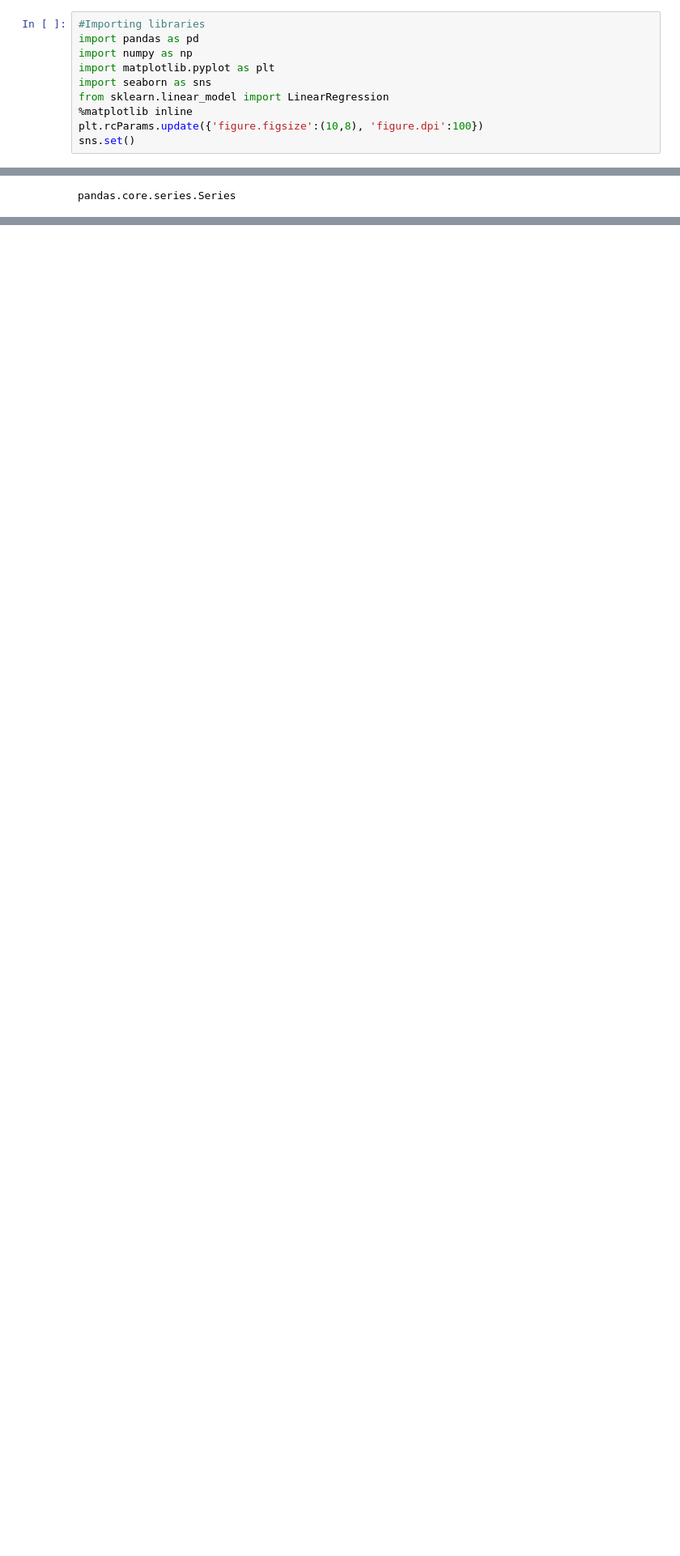
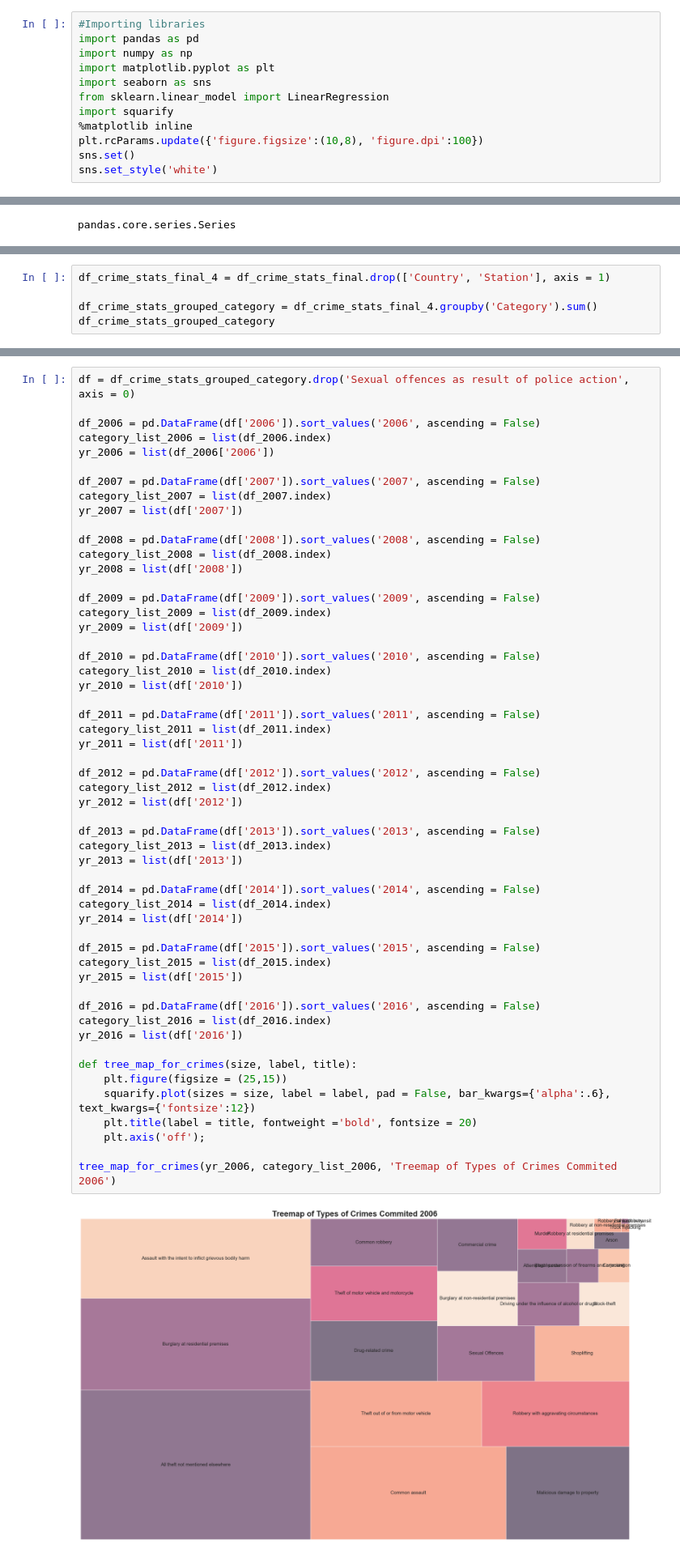
Before and after one commit to NigelGondo/Portfolio_Projects, a Jupyter notebook: Unemployment and Crime in South Africa (Regression).ipynb, the cells around one changed output, grey strips where cells are left out. Shown at 81% size. Drawn from its saved outputs; the diff is of its cells as text; blank space fills up the shorter version.

```diff
--- a/Unemployment and Crime in South Africa (Regression).ipynb
+++ b/Unemployment and Crime in South Africa (Regression).ipynb
@@ -5,7 +5,9 @@ import numpy as np
 import matplotlib.pyplot as plt
 import seaborn as sns
 from sklearn.linear_model import LinearRegression
+import squarify
 %matplotlib inline
 plt.rcParams.update({'figure.figsize':(10,8), 'figure.dpi':100})
 sns.set()
+sns.set_style('white')
 # %%
@@ -355,0 +399,5 @@ for tl in ax2.get_yticklabels():
+# %%
+df_crime_stats_final_4 = df_crime_stats_final.drop(['Country', 'Station'], axis = 1)
+
+df_crime_stats_grouped_category = df_crime_stats_final_4.groupby('Category').sum()
+df_crime_stats_grouped_category
@@ -355,0 +423,56 @@ for tl in ax2.get_yticklabels():
+# %%
+df = df_crime_stats_grouped_category.drop('Sexual offences as result of police action', axis = 0)
+
+df_2006 = pd.DataFrame(df['2006']).sort_values('2006', ascending = False)
+category_list_2006 = list(df_2006.index)
+yr_2006 = list(df_2006['2006'])
+
+df_2007 = pd.DataFrame(df['2007']).sort_values('2007', ascending = False)
+category_list_2007 = list(df_2007.index)
+yr_2007 = list(df['2007'])
+
+df_2008 = pd.DataFrame(df['2008']).sort_values('2008', ascending = False)
+category_list_2008 = list(df_2008.index)
+yr_2008 = list(df['2008'])
+
+df_2009 = pd.DataFrame(df['2009']).sort_values('2009', ascending = False)
+category_list_2009 = list(df_2009.index)
+yr_2009 = list(df['2009'])
+
+df_2010 = pd.DataFrame(df['2010']).sort_values('2010', ascending = False)
+category_list_2010 = list(df_2010.index)
+yr_2010 = list(df['2010'])
+
+df_2011 = pd.DataFrame(df['2011']).sort_values('2011', ascending = False)
+category_list_2011 = list(df_2011.index)
+yr_2011 = list(df['2011'])
+
+df_2012 = pd.DataFrame(df['2012']).sort_values('2012', ascending = False)
+category_list_2012 = list(df_2012.index)
+yr_2012 = list(df['2012'])
+
+df_2013 = pd.DataFrame(df['2013']).sort_values('2013', ascending = False)
+category_list_2013 = list(df_2013.index)
+yr_2013 = list(df['2013'])
+
+df_2014 = pd.DataFrame(df['2014']).sort_values('2014', ascending = False)
+category_list_2014 = list(df_2014.index)
+yr_2014 = list(df['2014'])
+
+df_2015 = pd.DataFrame(df['2015']).sort_values('2015', ascending = False)
+category_list_2015 = list(df_2015.index)
+yr_2015 = list(df['2015'])
+
+df_2016 = pd.DataFrame(df['2016']).sort_values('2016', ascending = False)
+category_list_2016 = list(df_2016.index)
+yr_2016 = list(df['2016'])
+
+def tree_map_for_crimes(size, label, title):
+    plt.figure(figsize = (25,15))
+    squarify.plot(sizes = size, label = label, pad = False, bar_kwargs={'alpha':.6}, text_kwargs={'fontsize':12})
+    plt.title(label = title, fontweight ='bold', fontsize = 20)
+    plt.axis('off');
+
+tree_map_for_crimes(yr_2006, category_list_2006, 'Treemap of Types of Crimes Commited 2006')
+# %% [output]
+[figure, added]
```
Also changed, not shown: parts of 56 cells of this notebook.
